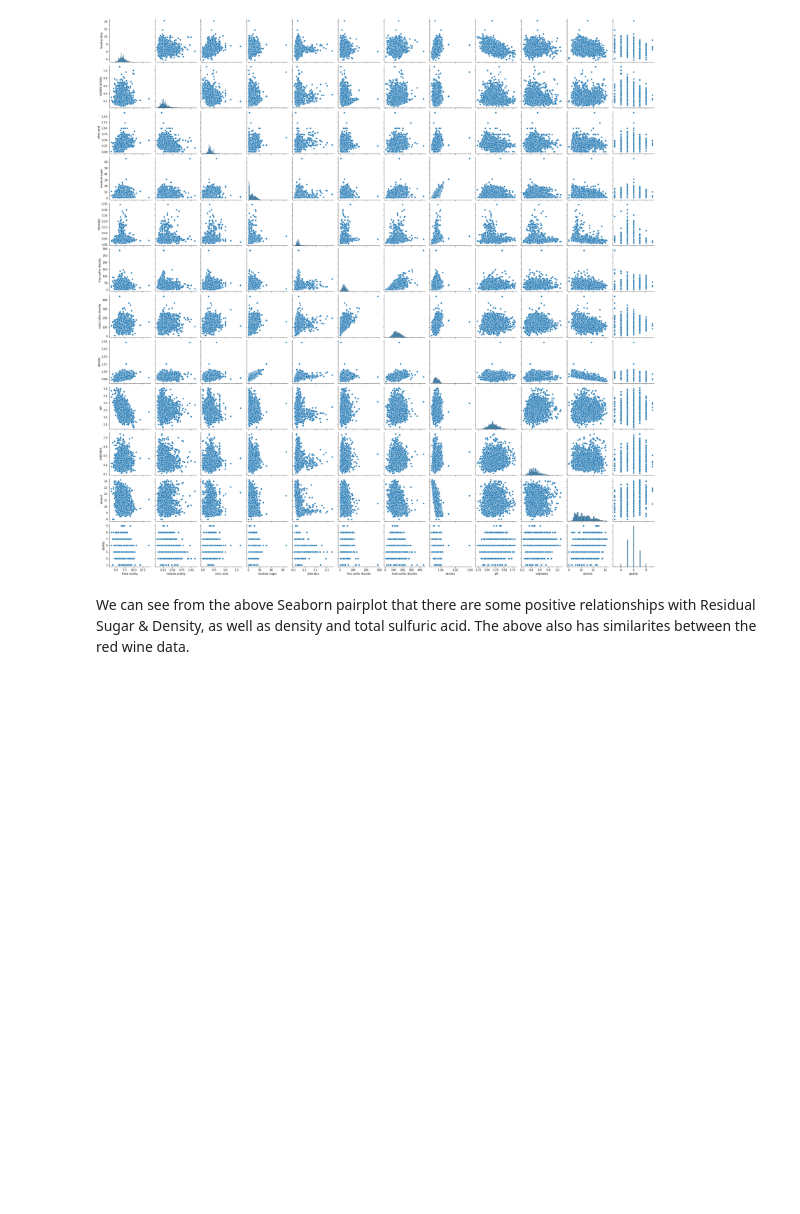
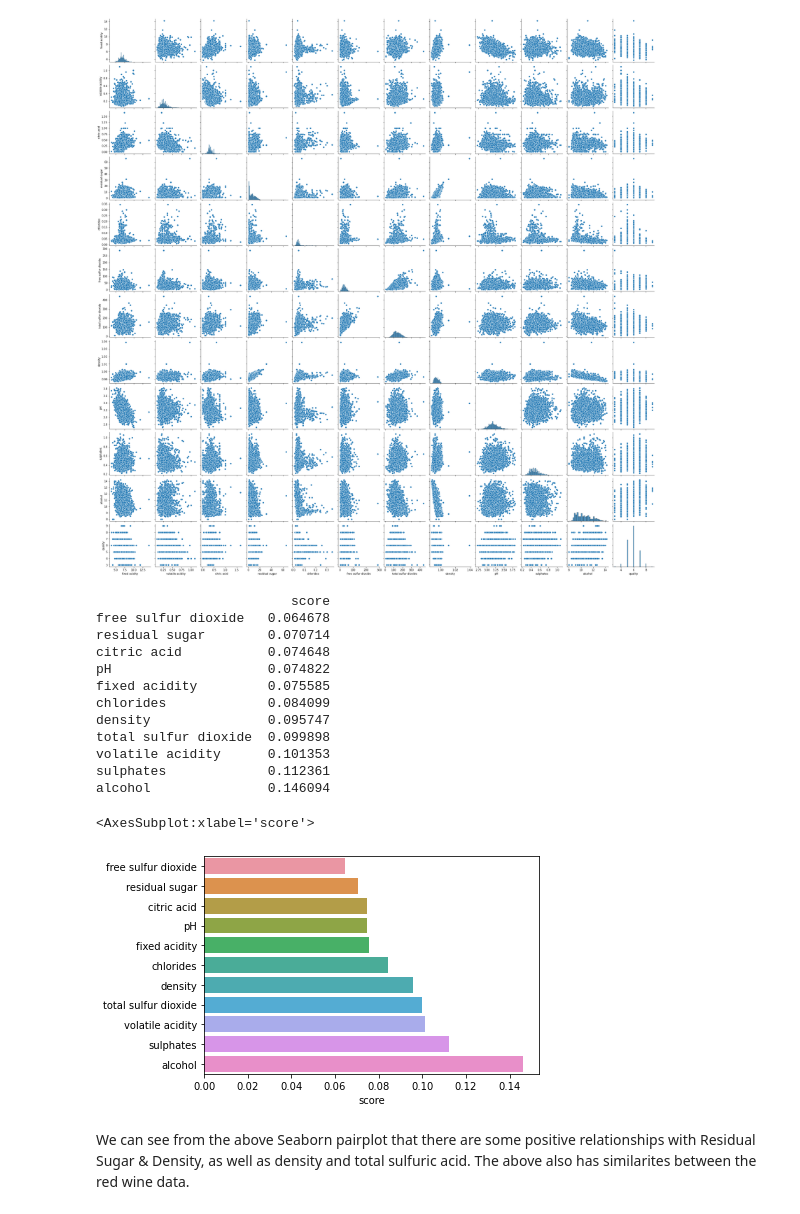
Before and after one commit to Tchawla182/Predicting-the-quality-of-wine-from-its-chemical-composition, a Jupyter notebook: Wine Capstone.ipynb, the cells around one changed output. Cells and saved outputs as stored; diff of their text form; code cells hidden in the pictures; blank space fills up the shorter version.

```diff
--- a/Wine Capstone.ipynb
+++ b/Wine Capstone.ipynb
@@ -17,6 +23,7 @@ warnings.filterwarnings(action="ignore", module="scipy", message="^internal gels
 # %%
 # Load the data.
-white_wine = pd.read_csv("winequality-white.csv")
+white_wine = pd.read_csv('winequality-white.csv', sep=",")
+red_wine = pd.read_csv('winequality-red.csv', sep=",")
 # %%
 white_wine.head()
 # %% [output]
@@ -106,6 +113,36 @@ sns.pairplot(white_wine)
 # %% [output]
 <seaborn.axisgrid.PairGrid at 0x...>
 [figure]
+# %%
+from sklearn.ensemble import RandomForestClassifier
+X_train, X_valid, y_train, y_valid = train_test_split(red_wine.drop('quality', axis=1),
+                                                      red_wine['quality'],
+                                                      test_size=0.3,
+                                                      random_state=100)
+rf = RandomForestClassifier(n_estimators=100, random_state=12)
+rf.fit(X_train, y_train)
+
+y_pred = rf.predict(X_valid)
+
+model_feature_importance = RandomForestClassifier(n_estimators=1000).fit(X_train, y_train).feature_importances_
+feature_scores = pd.DataFrame({'score':model_feature_importance}, index=list(X_train.columns)).sort_values('score')
+print(feature_scores)
+sns.barplot(feature_scores['score'], feature_scores.index)
+# %% [output]
+                         score
+free sulfur dioxide   0.064678
+residual sugar        0.070714
+citric acid           0.074648
+pH                    0.074822
+fixed acidity         0.075585
+chlorides             0.084099
+density               0.095747
+total sulfur dioxide  0.099898
+volatile acidity      0.101353
+sulphates             0.112361
+alcohol               0.146094
+<AxesSubplot:xlabel='score'>
+[figure, added]
 # %% [markdown]
 We can see from the above Seaborn pairplot that there are some positive relationships with Residual Sugar & Density, as well as density and total sulfuric acid. The above also has similarites between the red wine data.
 # %%
```
Also changed, not shown: parts of 1 cell of this notebook.
